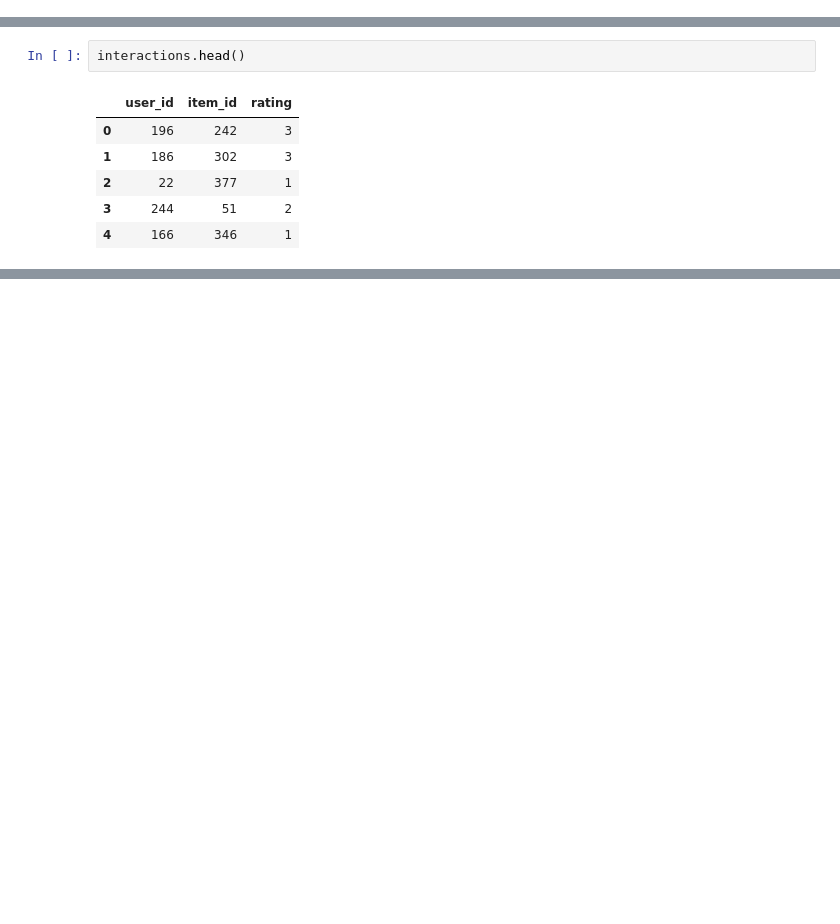
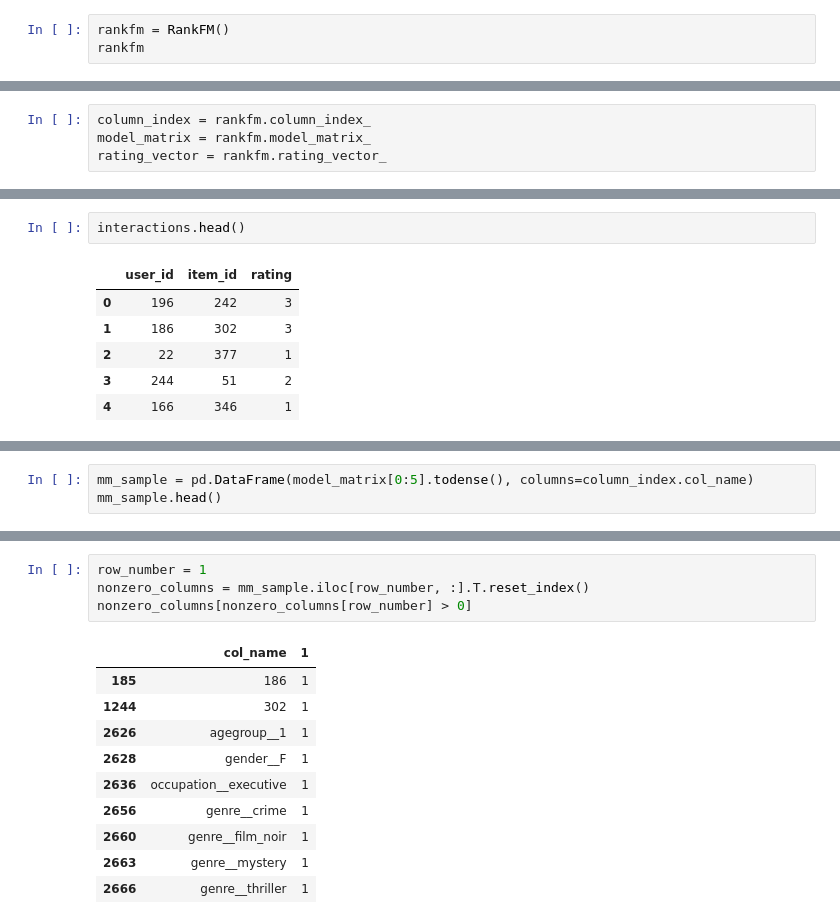
Before and after one commit to etlundquist/rankfm, a Jupyter notebook: notebooks/model-matrix.ipynb, the cells around one changed output, grey strips where cells are left out. Drawn from its saved outputs; the diff is of its cells as text; blank space fills up the shorter version.

```diff
--- a/notebooks/model-matrix.ipynb
+++ b/notebooks/model-matrix.ipynb
@@ -173,0 +210,3 @@ def fit(interactions=None, user_features=None, item_features=None):
+# %%
+rankfm = RankFM()
+rankfm
@@ -184,2 +225,6 @@ all_cols, model_matrix = fit(interactions, users, items)
+# %%
+column_index = rankfm.column_index_
+model_matrix = rankfm.model_matrix_
+rating_vector = rankfm.rating_vector_
 # %% [markdown]
 #### Do Some Diagnostic Checks
@@ -245,0 +265,3 @@ interaction: 4
+# %%
+mm_sample = pd.DataFrame(model_matrix[0:5].todense(), columns=column_index.col_name)
+mm_sample.head()
@@ -246 +286,16 @@ interaction: 4
+# %%
+row_number = 1
+nonzero_columns = mm_sample.iloc[row_number, :].T.reset_index()
+nonzero_columns[nonzero_columns[row_number] > 0]
+# %% [output]
+|  | col_name | 1 |
+| 185 | 186 | 1 |
+| 1244 | 302 | 1 |
+| 2626 | agegroup__1 | 1 |
+| 2628 | gender__F | 1 |
+| 2636 | occupation__executive | 1 |
+| 2656 | genre__crime | 1 |
+| 2660 | genre__film_noir | 1 |
+| 2663 | genre__mystery | 1 |
+| 2666 | genre__thriller | 1 |
 # %%
```
Also changed, not shown: parts of 16 cells of this notebook, 1 other file.
